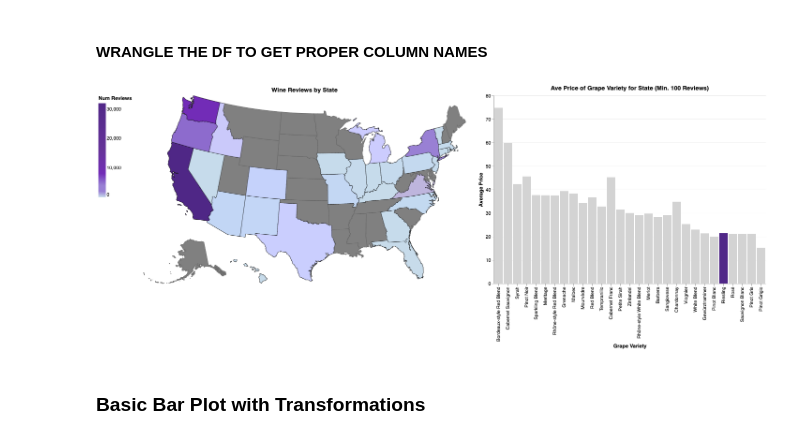
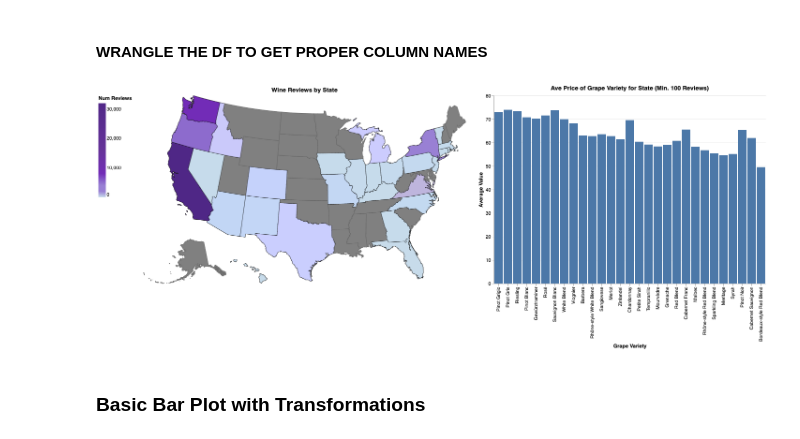
Before and after one commit to UBC-MDS/DSCI532_Group204_Vino, a Jupyter notebook: src/choropleth_plots.ipynb, the cells around one changed output. Cells and saved outputs as stored; diff of their text form; code cells hidden in the pictures.

```diff
--- a/src/choropleth_plots.ipynb
+++ b/src/choropleth_plots.ipynb
@@ -14,6 +14,7 @@ df = pd.read_csv('../data/cleaned_data.csv',
                  usecols=['points', 'title', 'description', 'price',
                            'designation', 'variety', 'winery', 'county',
                            'county_id', 'state_id', 'value_scaled', 'value', 'state', 'region_1'])
+df = df.assign(value_scaled=lambda x: (100 - x.price * 1) * x.points/100)
 # %%
 df.head()
 # %% [output]
@@ -325,50 +326,48 @@ background = alt.Chart(states).mark_geoshape(
 )
 
 
 # Dynamic Bar Plot
-bar_basic = alt.Chart(wine_df).mark_bar().encode(
+bar_basic = alt.Chart(wine_df).mark_bar().transform_filter(
+    click,
+).transform_window(
+    mean_price='mean(Price)',
+    mean_points='mean(Points)',
+    mean_value='mean(Value)',
+    num_reviews='count(Price)',
+    groupby=["State", "variety"],
+    sort=[{'field': 'Value'}],
+    frame=[None, None],
+).encode(
     x=alt.X('variety:O',
             title="Grape Variety",
             sort=alt.EncodingSortField(
-                field='mean_price',
+                field='mean_value',
                 order='descending')),
-    y=alt.Y('mean_price:Q',
-            title="Average Price"),
-    color=alt.condition(
-                alt.datum['variety'] == wine_df['variety'][0],
-                alt.value('#512888'),
-                alt.value('lightgrey')),
+    y=alt.Y('mean_value:Q',
+            title="Average Value"),
     tooltip=[alt.Tooltip('State:O'),
              alt.Tooltip('mean_price:Q', format='$.2f'),
              alt.Tooltip('mean_points:Q', format='.2f'),
              alt.Tooltip('mean_value:Q', format='.2f'),
              alt.Tooltip('num_reviews:N')]
-).transform_filter(
-    click,
-).transform_aggregate(
-    mean_price='mean(Price)',
-    mean_points='mean(Points)',
-    mean_value='mean(Value)',
-    num_reviews='count(Price)',
-    groupby=["State", "variety"]
 ).transform_filter(
     alt.FieldGTPredicate(field='num_reviews', gt=100)
 ).properties(
     title=f'Ave Price of Grape Variety for State (Min. 100 Reviews)'
 )
 
 maps = (background + foreground)
 final_plot = (maps | bar_basic).configure_view(
     height=400,
     width=700,
     strokeWidth=4,
     fill=None,
     stroke=None,
 )
 
 final_plot
 # %% [output]
-[figure, old version]
+[figure, new version]
 # %% [markdown]
 ### Basic Bar Plot with Transformations
 # %%
```
Also changed, not shown: parts of 1 cell of this notebook, 4 other files.
